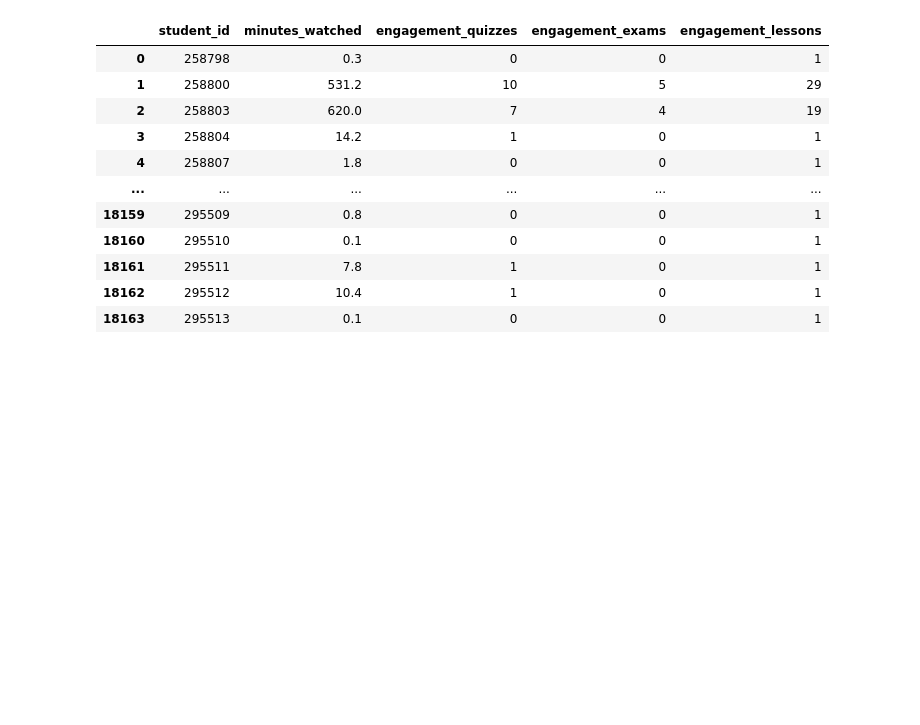
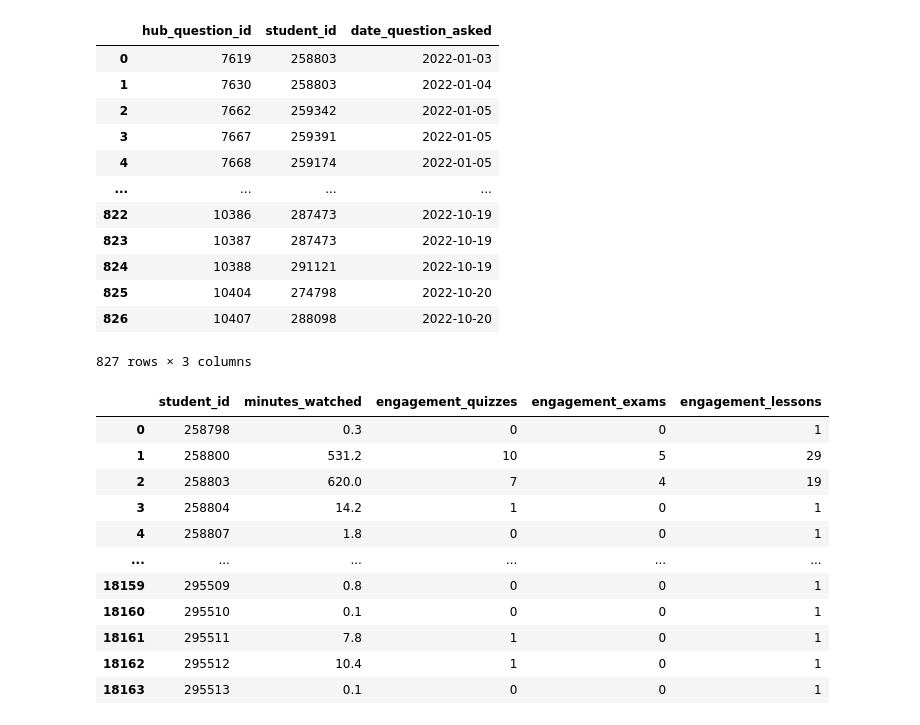
Before and after one commit to AryehRotberg/365-Learning-Data-Challenge, a Jupyter notebook: notebook/EDA - Sixth Prompt.ipynb, the cells around one changed output. Cells and saved outputs as stored; diff of their text form; code cells hidden in the pictures; blank space fills up the shorter version.

```diff
--- a/notebook/EDA - Sixth Prompt.ipynb
+++ b/notebook/EDA - Sixth Prompt.ipynb
@@ -28,6 +28,22 @@ student_info_df = pd.read_csv('data/raw/365_student_info.csv')
 student_learning_df = pd.read_csv('data/raw/365_student_learning.csv')
 student_purchases_df = pd.read_csv('data/raw/365_student_purchases.csv')
 student_quizzes_df = pd.read_csv('data/raw/365_student_quizzes.csv')
+# %%
+student_hub_questions_df
+# %% [output]
+|  | hub_question_id | student_id | date_question_asked |
+| 0 | 7619 | 258803 | 2022-01-03 |
+| 1 | 7630 | 258803 | 2022-01-04 |
+| 2 | 7662 | 259342 | 2022-01-05 |
+| 3 | 7667 | 259391 | 2022-01-05 |
+| 4 | 7668 | 259174 | 2022-01-05 |
+| ... | ... | ... | ... |
+| 822 | 10386 | 287473 | 2022-10-19 |
+| 823 | 10387 | 287473 | 2022-10-19 |
+| 824 | 10388 | 291121 | 2022-10-19 |
+| 825 | 10404 | 274798 | 2022-10-20 |
+| 826 | 10407 | 288098 | 2022-10-20 |
+827 rows × 3 columns
 # %%
 course_ratings_df.date_rated = pd.to_datetime(course_ratings_df.date_rated)
 student_engagement_df.date_engaged = pd.to_datetime(student_engagement_df.date_engaged)
```
Also changed, not shown: 4 other files.
